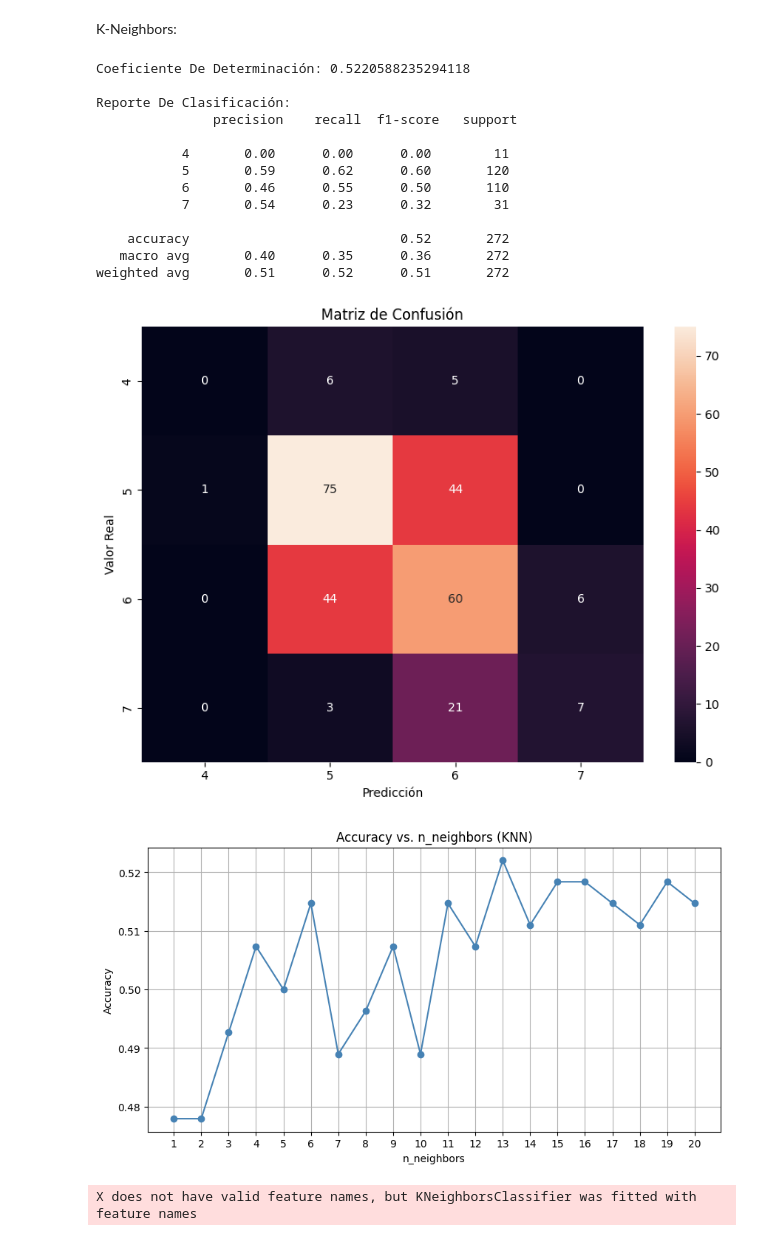
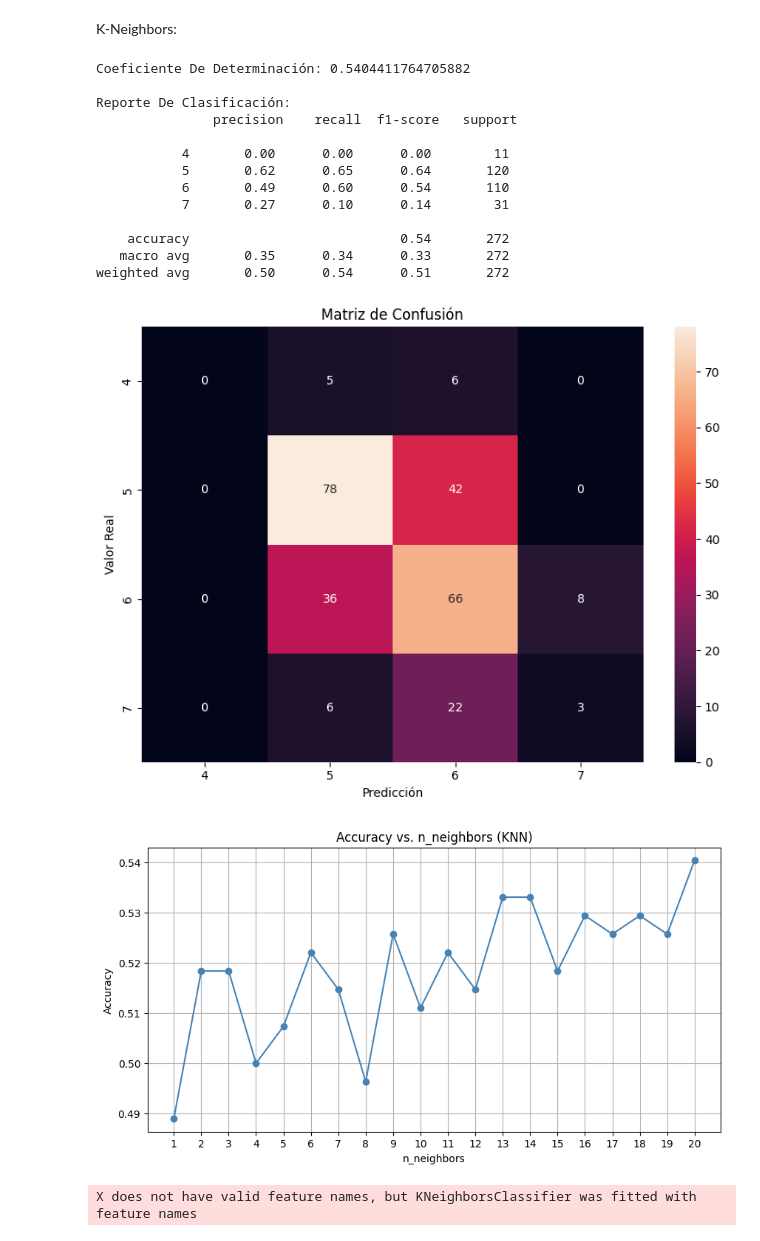
Before and after one commit to meneses-ls/4Geeks-22-Machine-Learning-K-Nearest-Neighbors, a Jupyter notebook: src/explore.ipynb, the cells around one changed output. Saved outputs shown, nothing was run; the diff lists cells and outputs as text; code cells hidden in the pictures.

```diff
--- a/src/explore.ipynb
+++ b/src/explore.ipynb
@@ -466,7 +466,7 @@ fig.show()
 # %% [markdown]
 K-Neighbors:
 # %%
-model = KNeighborsClassifier(n_neighbors=13, p=1, weights='distance', algorithm='auto', metric='manhattan')
+model = KNeighborsClassifier(n_neighbors=20, p=1, weights='distance', algorithm='auto', metric='hamming')
 
 model.fit(X_train, y_train)
 
@@ -487,42 +487,42 @@ plt.ylabel("Valor Real")
 plt.tight_layout()
 plt.show()
 # %% [output]
-Coeficiente De Determinación: 0.5220588235294118
+Coeficiente De Determinación: 0.5404411764705882
 
 Reporte De Clasificación:
                precision    recall  f1-score   support
 
            4       0.00      0.00      0.00        11
-           5       0.59      0.62      0.60       120
-           6       0.46      0.55      0.50       110
-           7       0.54      0.23      0.32        31
+           5       0.62      0.65      0.64       120
+           6       0.49      0.60      0.54       110
+           7       0.27      0.10      0.14        31
 
-    accuracy                           0.52       272
-   macro avg       0.40      0.35      0.36       272
-weighted avg       0.51      0.52      0.51       272
+    accuracy                           0.54       272
+   macro avg       0.35      0.34      0.33       272
+weighted avg       0.50      0.54      0.51       272
-[figure, old version]
+[figure, new version]
 # %%
 dump(model, open("../models/knn_classifier_tuned.sav", "wb"))
 # %%
 accuracies = []
 
 for k in range(1, 21):
-    model = KNeighborsClassifier(n_neighbors=k, p=1, weights='distance')
+    model = KNeighborsClassifier(n_neighbors=k, p=1, weights='distance', algorithm='auto', metric='hamming')
     model.fit(X_train, y_train)
     y_pred = model.predict(X_test)
     acc = accuracy_score(y_test, y_pred)
     accuracies.append(acc)
 
 plt.figure(figsize=(10, 5))
 plt.plot(range(1, 21), accuracies, marker='o', linestyle='-', color='steelblue')
 plt.title('Accuracy vs. n_neighbors (KNN)')
 plt.xlabel('n_neighbors')
 plt.ylabel('Accuracy')
 plt.grid(True)
 plt.xticks(range(1, 21))
 plt.show()
 # %% [output]
-[figure, old version]
+[figure, new version]
 # %%
 def predict_wine_quality(input_values):
 
```
